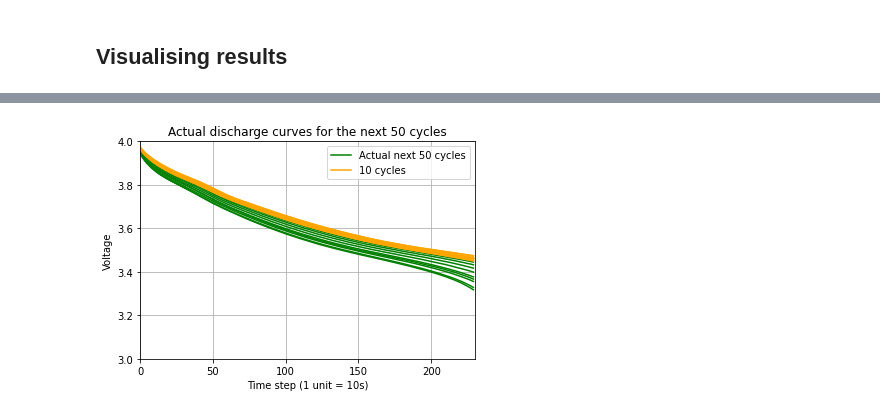
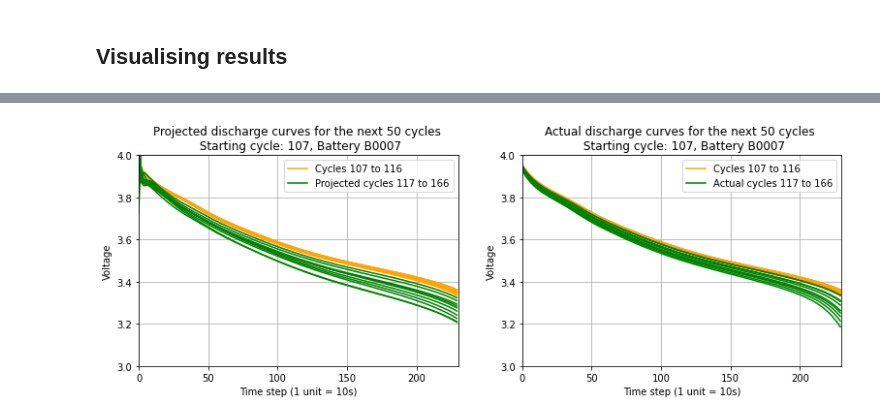
Before and after one commit to natskiu/Nasa-Battery, a Jupyter notebook: discharge_curve_prediction/predict_cycles.ipynb, the cells around one changed output, grey strips where cells are left out. Saved outputs shown, nothing was run; the diff lists cells and outputs as text; code cells hidden in the pictures.

```diff
--- a/discharge_curve_prediction/predict_cycles.ipynb
+++ b/discharge_curve_prediction/predict_cycles.ipynb
@@ -206,26 +197,35 @@ def prepare_data_for_plot(model, X_5, X_6, X_7):
 # %%
 Y_5_preds, Y_6_preds, Y_7_preds = prepare_data_for_plot(weights_model, X_5, X_6, X_7)
 # %%
-def plot_projections(X_data, Y_data, starting_cycle=0, step=20, is_actual=False, dimensionality=200):
+def plot_projections(battery_no=0, starting_cycle=0, step=20, is_actual=False, dimensionality=200):
+    if battery_no == 0:
+        X_data, Y_data, Y_preds = X_5, Y_5, Y_5_preds
+        battery_id = 'B0005'
+    if battery_no == 1:
+        X_data, Y_data, Y_preds = X_6, Y_6, Y_6_preds
+        battery_id = 'B0006'
+    if battery_no == 2:
+        X_data, Y_data, Y_preds = X_7, Y_7, Y_7_preds
+        battery_id = 'B0007'
     if is_actual:
         text = 'Actual'
     else:
         text = 'Projected'
+        Y_data = Y_preds
     plt.figure
-    plt.title(text + ' discharge curves for the next 50 cycles')
+    plt.title(text + ' discharge curves for the next 50 cycles \n Starting cycle: {}, Battery {}'.format(starting_cycle, battery_id))
     plt.xlim(left=0, right=dimensionality)
     plt.ylim(bottom=3, top=4)
     plt.xlabel('Time step (1 unit = 10s)')
     plt.ylabel('Voltage')
     x = np.arange(start=0, stop=dimensionality, step=1)
+    for i in range(window_size):
+        voltages = inverse_min_max_scaling(X_data[starting_cycle, i, :])
+        plt.plot(x, voltages, color = 'orange', label='Cycles {} to {}'.format(starting_cycle, starting_cycle+window_size-1))
     for j in range(0,forecasting_range,step):
         voltages = inverse_min_max_scaling(Y_data[starting_cycle, j, :])
-        plt.plot(x, voltages, color = 'green', label=text + ' next 50 cycles')
-    for i in range(window_size):
-        voltages = inverse_min_max_scaling(X_data[starting_cycle, i, :])
-        plt.plot(x, voltages, color = 'orange', label='10 cycles')
+        plt.plot(x, voltages, color = 'green', label=text + ' cycles {} to {}'.format(starting_cycle+window_size, starting_cycle+window_size+forecasting_range-1))
     plt.grid()
     handles, labels = plt.gca().get_legend_handles_labels()
     by_label = dict(zip(labels, handles))
     plt.legend(by_label.values(), by_label.keys())
-    plt.show()
@@ -236,7 +232,14 @@ plot_projections(X_5, Y_5_preds, starting_cycle=100, step=5, dimensionality=dime
-# %%
-plot_projections(X_5, Y_5, starting_cycle=40, step=5, is_actual=True, dimensionality=dimensionality)
-# %% [output]
-[figure, removed]
+# %%
+fig1 = plt.figure()
+fig1.set_figheight(4)
+fig1.set_figwidth(13)
+plt.subplot(1,2,1)
+plot_projections(battery_no=2, starting_cycle=107, step=5, dimensionality=dimensionality)
+plt.subplot(1,2,2)
+plot_projections(battery_no=2, starting_cycle=107, step=5, is_actual=True, dimensionality=dimensionality)
+plt.show()
+# %% [output]
+[figure, added]
 # %%
 def create_comparison_plot(dimensionality=dimensionality, starting_cycle=0, cycle_number=0, battery_number=0):
     x = np.arange(start=0, stop=dimensionality, step=1)
```
Also changed, not shown: parts of 9 cells of this notebook, 5 other files.
